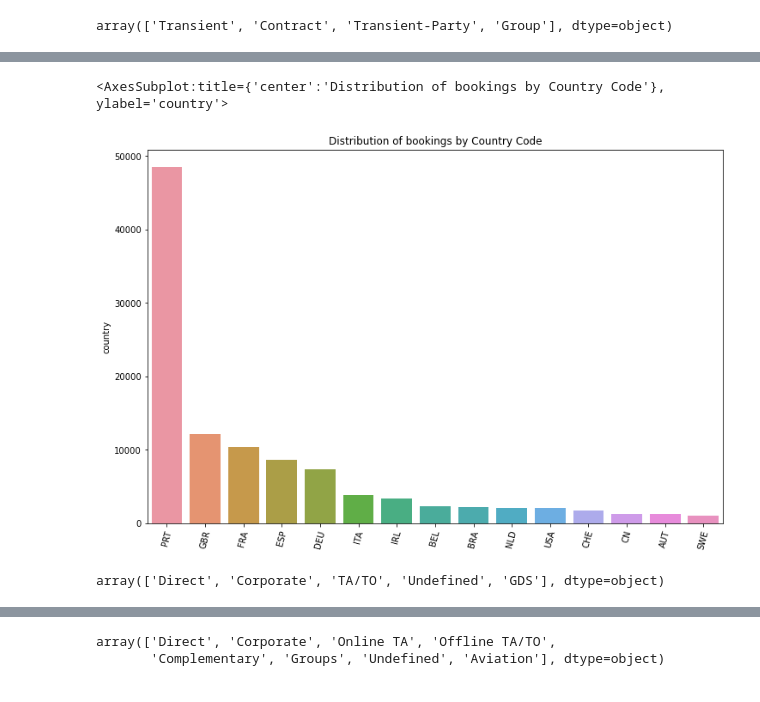
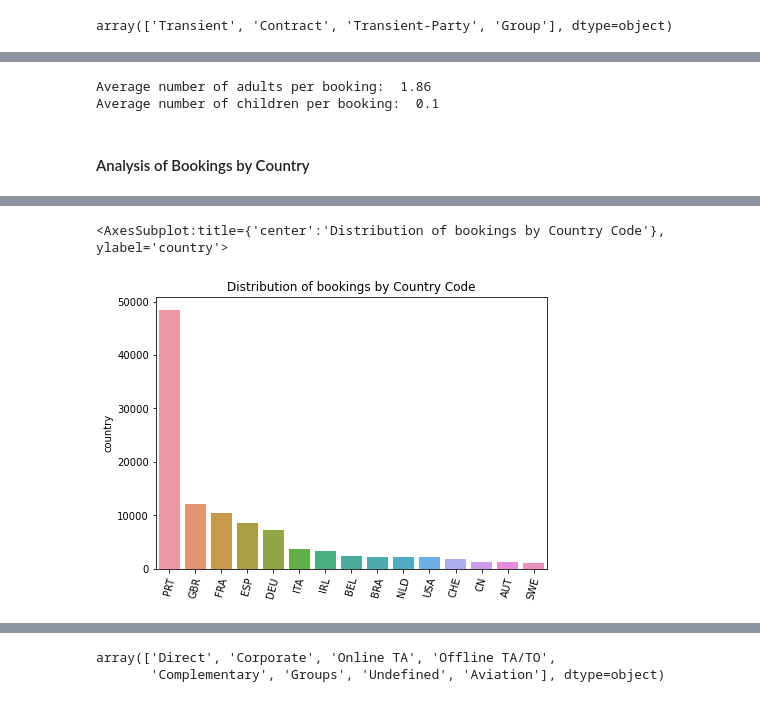
Before and after one commit to Danie-O/machine-learning, a Jupyter notebook: hotel-booking-analysis/hotel_booking_EDA.ipynb, the cells around one changed output, grey strips where cells are left out. Drawn from its saved outputs; the diff is of its cells as text; code cells hidden in the pictures.

Commit message:
Completed EDA of the hotel booking dataset

```diff
--- a/hotel-booking-analysis/hotel_booking_EDA.ipynb
+++ b/hotel-booking-analysis/hotel_booking_EDA.ipynb
@@ -241,5 +243,5 @@ memory usage: 29.1+ MB
 # %%
-data['is_canceled'].replace([0,1], ['Not Canceled', 'Canceled'], inplace=True)
+# data['is_canceled'].replace([0,1], ['Not Canceled', 'Canceled'])
 
 plt.title('How many of the hotel bookings were canceled?')
 sns.countplot(data=df, x='is_canceled', hue='is_canceled')
@@ -294,2 +354,13 @@ array(['Transient', 'Contract', 'Transient-Party', 'Group'], dtype=object)
+# %%
+# Calculate average number of adults and children per booking
+average_adults_per_booking = df['adults'].mean()
+average_children_per_booking = df['children'].mean()
+print("Average number of adults per booking: ", round(average_adults_per_booking, 2))
+print("Average number of children per booking: ", round(average_children_per_booking, 2))
+# %% [output]
+Average number of adults per booking:  1.86
+Average number of children per booking:  0.1
+# %% [markdown]
+#### Analysis of Bookings by Country
 # %%
 # what are the different 'countries' in which the hotels are located?
@@ -338,11 +408,11 @@ SWE     1020
 Name: country, dtype: int64
 # %%
 # Distribution  of bookings by Country
-plt.figure(figsize=(12,8))
+plt.figure(figsize=(7,5))
 plt.xticks(rotation=75)
 plt.title('Distribution of bookings by Country Code')
 
 sns.barplot(x=countries_with_high_bookings.index, y=countries_with_high_bookings)
 # %% [output]
 <AxesSubplot:title={'center':'Distribution of bookings by Country Code'}, ylabel='country'>
-[figure, old version]
+[figure, new version]
@@ -351,5 +418,0 @@ sns.barplot(x=countries_with_high_bookings.index, y=countries_with_high_bookings
-# %%
-# what are the categories of 'distribution_channel'
-data['distribution_channel'].unique()
-# %% [output]
-array(['Direct', 'Corporate', 'TA/TO', 'Undefined', 'GDS'], dtype=object)
```
Also changed, not shown: parts of 38 cells of this notebook.
